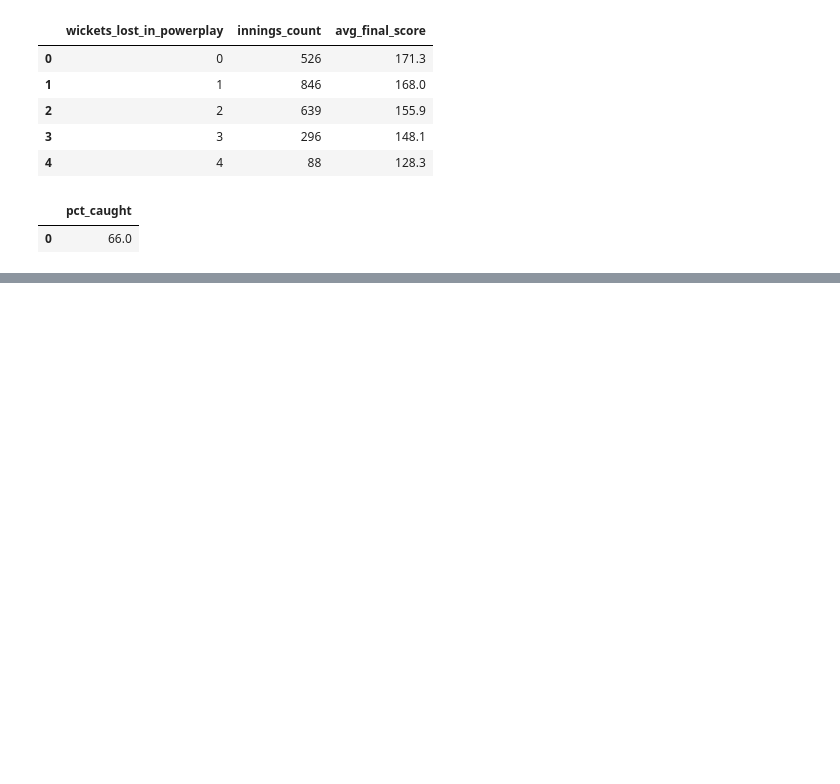
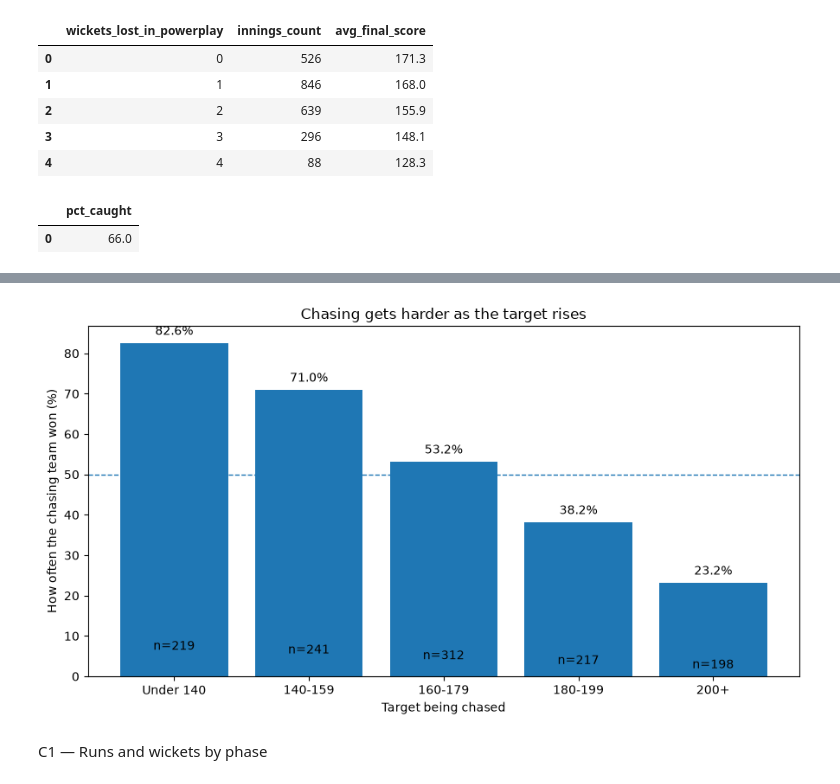
Before and after one commit to midlajmuhammad/ipl-cricket-analytics, a Jupyter notebook: notebooks/03_analysis.ipynb, the cells around one changed output, grey strips where cells are left out. Cells and saved outputs as stored; diff of their text form; code cells hidden in the pictures; blank space fills up the shorter version.

```diff
--- a/notebooks/03_analysis.ipynb
+++ b/notebooks/03_analysis.ipynb
@@ -2759,0 +2770,18 @@ WHERE is_wicket = 1;
+# %%
+h2_df = q("""
+SELECT
+    CASE
+        WHEN first_innings_runs < 140 THEN 'Under 140'
+        WHEN first_innings_runs < 160 THEN '140-159'
+        WHEN first_innings_runs < 180 THEN '160-179'
+        WHEN first_innings_runs < 200 THEN '180-199'
+        ELSE '200+'
+    END AS target_band,
+    COUNT(*) AS n_matches,
+    ROUND(100.0 * AVG(chase_won), 1) AS chase_win_rate_pct
+FROM v_match_totals
+GROUP BY target_band
+ORDER BY MIN(first_innings_runs);
+""")
+
+h2_df
@@ -2759,0 +2795,47 @@ WHERE is_wicket = 1;
+# %%
+df = h2_df.copy()
+
+bands = df["target_band"]
+rates = df["chase_win_rate_pct"]
+counts = df["n_matches"]
+
+fig, ax = plt.subplots(figsize=(9, 5))
+
+bars = ax.bar(bands, rates)
+
+ax.set_title("Chasing gets harder as the target rises")
+ax.set_xlabel("Target being chased")
+ax.set_ylabel("How often the chasing team won (%)")
+
+ax.axhline(50, linestyle="--", linewidth=1)
+
+for bar, n, rate in zip(bars, counts, rates):
+
+    ax.text(
+        bar.get_x() + bar.get_width()/2,
+        max(2, rate * 0.08),
+        f"n={int(n)}",
+        ha="center"
+    )
+
+    ax.text(
+        bar.get_x() + bar.get_width()/2,
+        rate + 2,
+        f"{rate:.1f}%",
+        ha="center"
+    )
+
+fig.tight_layout()
+
+fig.savefig(
+    FIG_DIR / "chase_win_rate_target_band.png",
+    dpi=200,
+    bbox_inches="tight"
+)
+
+plt.show()
+plt.close(fig)
+# %% [output]
+[figure, added]
+# %% [markdown]
+C1 — Runs and wickets by phase
```
Also changed, not shown: parts of 12 cells of this notebook, 6 other files.
